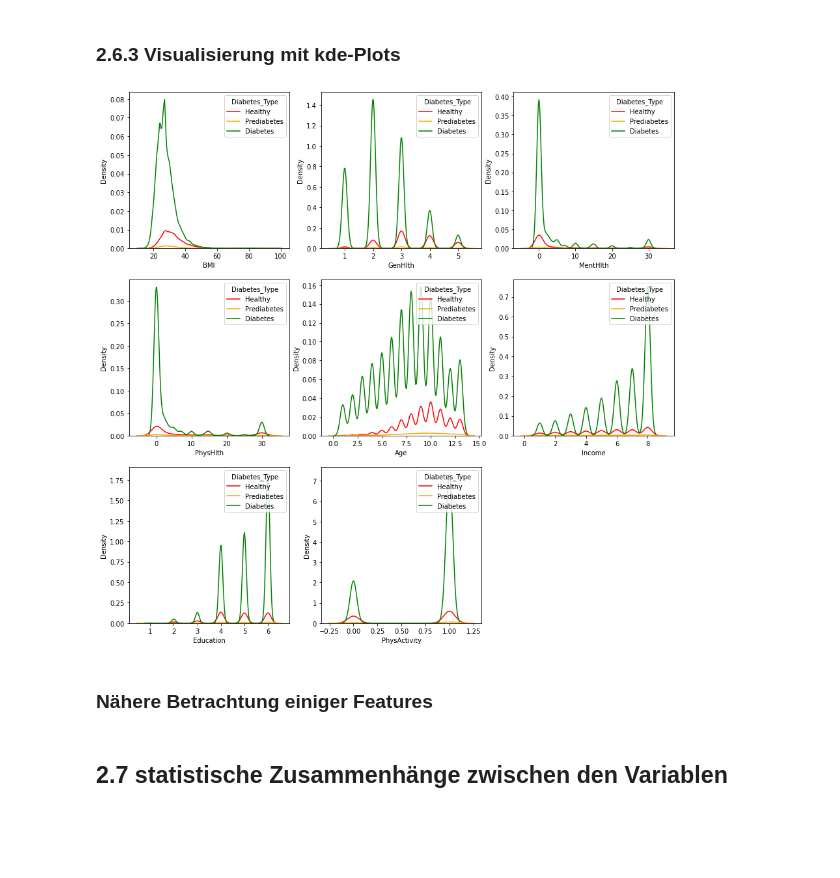
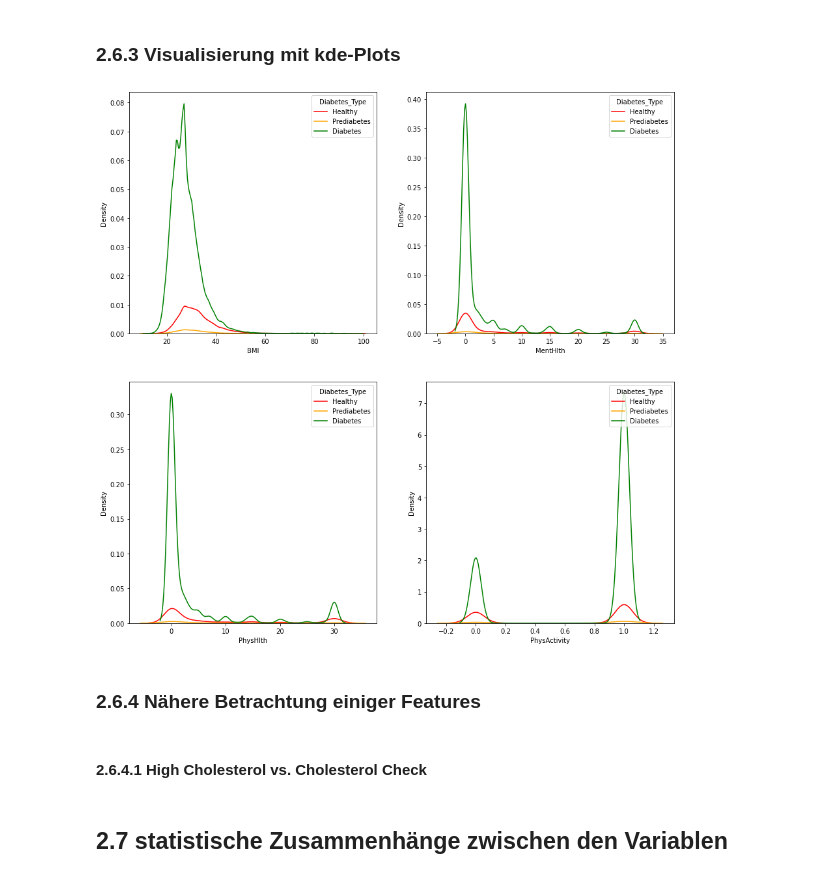
Before and after one commit to switchmachine/Diabetes-Health-Indicators, a Jupyter notebook: Programmieren2_Gruppe7_Projekt_DiabetesHealthIndicators.ipynb, the cells around one changed output. Drawn from its saved outputs; the diff is of its cells as text; code cells hidden in the pictures; blank space fills up the shorter version.

```diff
--- a/Programmieren2_Gruppe7_Projekt_DiabetesHealthIndicators.ipynb
+++ b/Programmieren2_Gruppe7_Projekt_DiabetesHealthIndicators.ipynb
@@ -396,27 +399,28 @@ for feature in features_barplots:
 # %% [markdown]
 ### 2.6.3 Visualisierung mit kde-Plots
 # %%
-features_kdeplot = ['BMI', 'GenHlth', 'MentHlth', 'PhysHlth', 'Age', 'Income', 'Education', 'PhysActivity']
+features_kdeplot = ['BMI', 'MentHlth', 'PhysHlth', 'PhysActivity']
 
-fig, axes = plt.subplots(nrows=3, ncols=3, figsize=(15,15))
+fig, axes = plt.subplots(nrows=2, ncols=2, figsize=(15,15))
 
 row_count = 0
 col_count = 0
 
 for feature in features_kdeplot:
     sns.kdeplot(ax=axes[row_count, col_count], data=df, x=feature, hue='Diabetes_Type', palette=['Green', 'Orange', 'Red'], legend=False)
     axes[row_count,col_count].legend(title='Diabetes_Type', loc='upper right', labels=['Healthy', 'Prediabetes', 'Diabetes'])
     col_count += 1
-    if col_count > 2:
+    if col_count == 2:
         row_count += 1
         col_count = 0
 
-fig.delaxes(axes[2,2])
 plt.show()
 # %% [output]
-[figure, old version]
+[figure, new version]
 # %% [markdown]
-### Nähere Betrachtung einiger Features
+### 2.6.4 Nähere Betrachtung einiger Features
+# %% [markdown]
+#### 2.6.4.1 High Cholesterol vs. Cholesterol Check
 # %%
 # sns.barplot(x='HighChol', hue='CholCheck', data=df)
 # distplot
```
Also changed, not shown: parts of 81 cells of this notebook.
